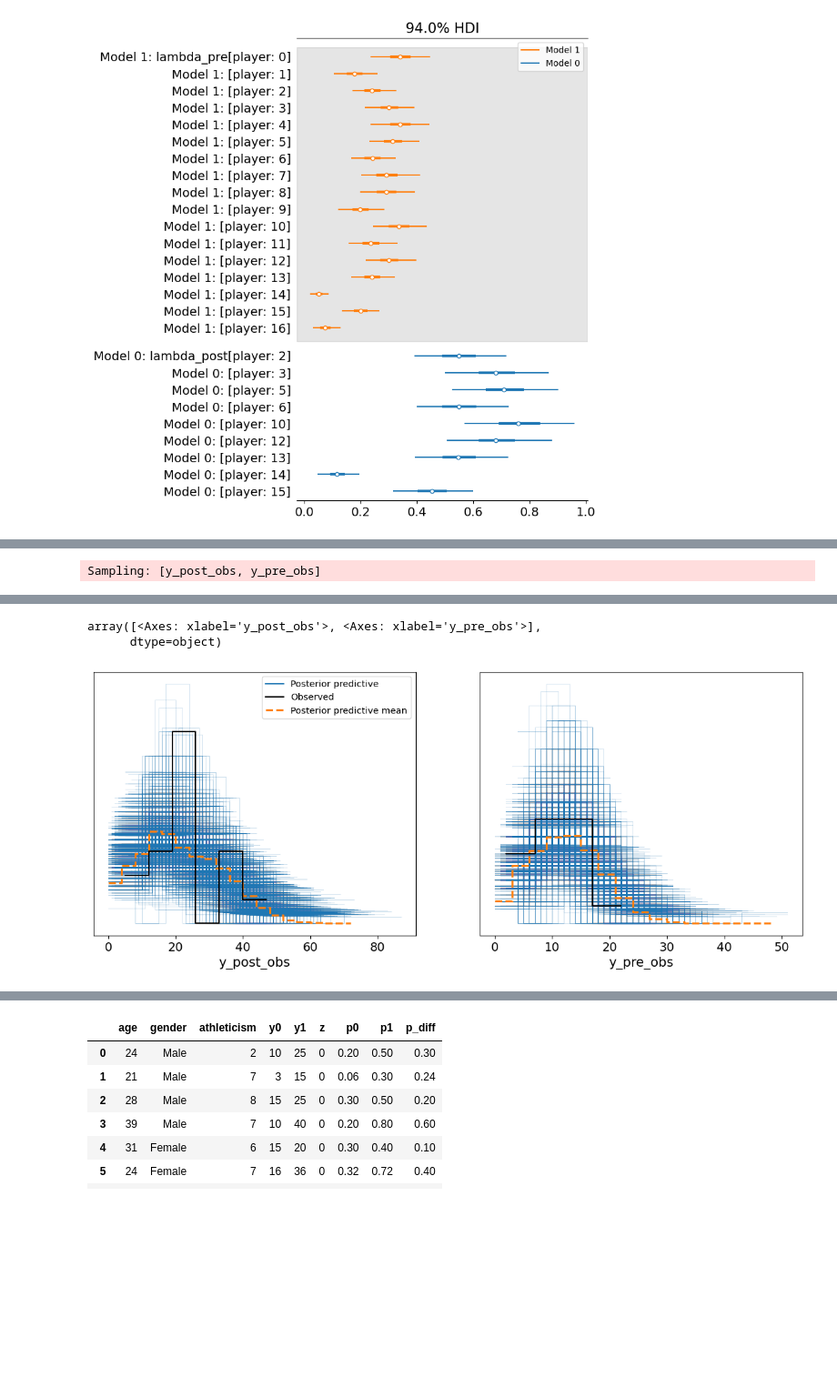
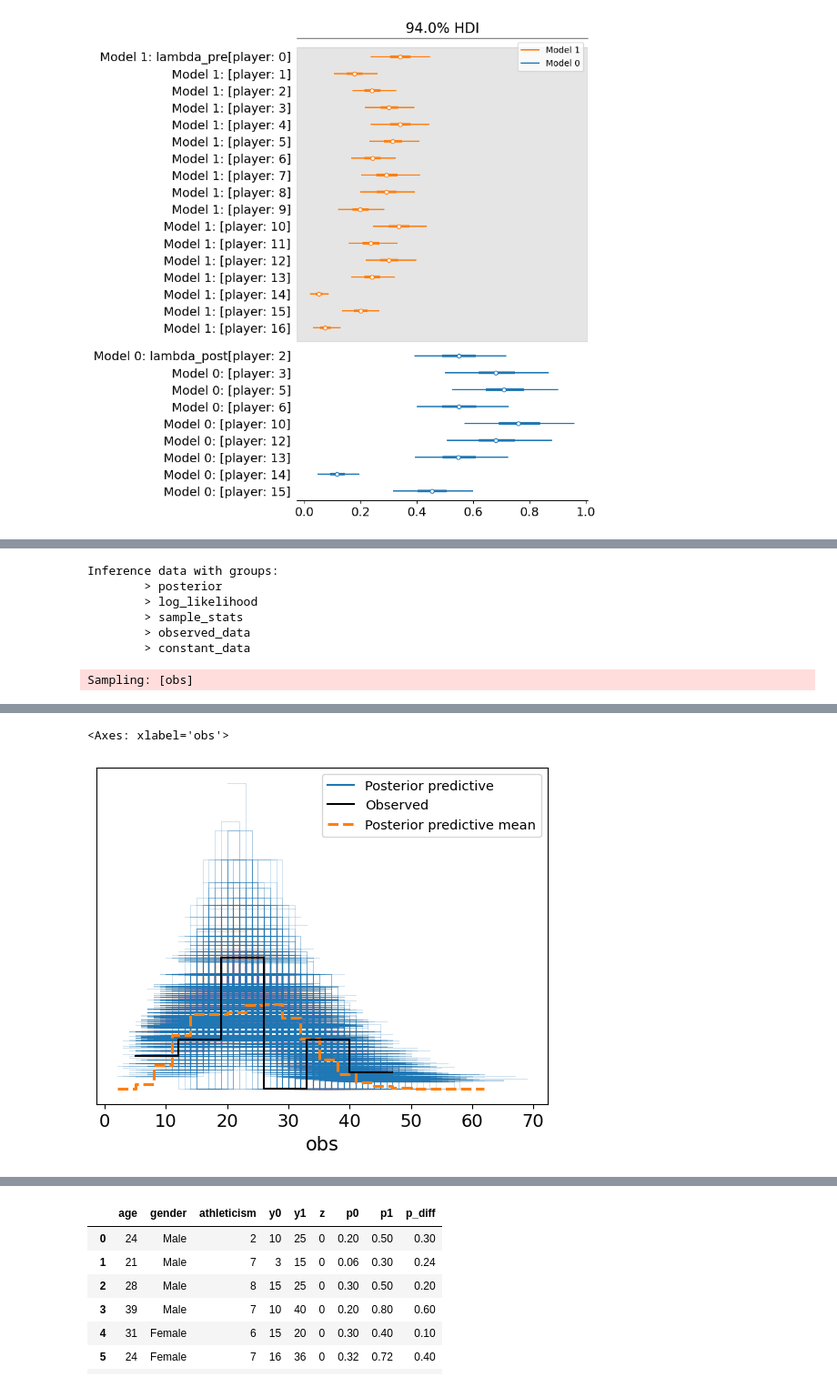
Before and after one commit to tarmojuristo/bayes2025, a Jupyter notebook: basketball.ipynb, the cells around one changed output, grey strips where cells are left out. Shown at 91% size. Saved outputs shown, nothing was run; the diff lists cells and outputs as text; code cells hidden in the pictures; blank space fills up the shorter version.

```diff
--- a/basketball.ipynb
+++ b/basketball.ipynb
@@ -1027,6 +1038,7 @@ pm.model_to_graphviz(model)
 #np.random.seed(72)
 
 x = data.athleticism
+n_shots = 50
 
 p_treat = invlogit(x - 5.5) # self-select bias
 #p_treat = invlogit(-(x - 5.5)) #assigned selection
@@ -1350,8 +1350,8 @@ with pm.Model() as model:
     #theta = pm.TruncatedNormal("theta", mu=0, sigma=10, lower=-lambda_pre)
 
     # Post-treatment lambda
-    #lambda_post = pm.Deterministic("lambda_post", lambda_pre * theta)
-    lambda_post = pm.Deterministic("lambda_post", lambda_pre * (1 + treatment_assignment * (theta - 1)))
+    lambda_post = pm.Deterministic("lambda_post", lambda_pre * theta)
+    #lambda_post = pm.Deterministic("lambda_post", lambda_pre * (1 + treatment_assignment * (theta - 1)))
     #lambda_post = pm.Deterministic("lambda_post", lambda_pre + (treatment_assignment * theta))
 
 
@@ -1359,7 +1359,7 @@ with pm.Model() as model:
     y_pre_obs = pm.Poisson("y_pre_obs", mu=lambda_pre * shots_attempted, observed=y_pre)
     y_post_obs = pm.Poisson("y_post_obs", mu=lambda_post * shots_attempted, observed=y_post)
 
-    trace = pm.sample()
+    trace3 = pm.sample(idata_kwargs={"log_likelihood": True})
 
 # Summary
 pm.plot_posterior(trace, var_names='theta')
@@ -1494,7 +1515,7 @@ with pm.Model(coords=coords) as model:
     # Add treatment assignment as a constant to the trace
     pm.Data("treatment_assignment", treatment_assignment, dims="player")
 
-    trace = pm.sample()
+    trace = pm.sample(idata_kwargs={"log_likelihood": True})
 
 # Now you can use coordinates for analysis
 pm.plot_posterior(trace, var_names='theta')
@@ -1610,0 +1607,10 @@ pm.summary(trace)
+# %%
+
+treatment_assignment = np.random.binomial(1, p_treat) #biased treatment
+
+m = basketball_poisson_gender_model(data.y1.values, np.repeat(50, len(data)), treatment=treatment_assignment, gender=gender)
+
+with m:
+    trace4 = pm.sample(idata_kwargs={"log_likelihood": True})
+
+pm.summary(trace)
@@ -1611,12 +1641,20 @@ pm.summary(trace)
+# %%
+trace4
+# %% [output]
+Inference data with groups:
+        > posterior
+        > log_likelihood
+        > sample_stats
+        > observed_data
+        > constant_data
 # %%
-with model:
+with m:
     pp = pm.sample_posterior_predictive(trace)
 
 pm.plot_ppc(pp)
 # %% [output]
-Sampling: [y_post_obs, y_pre_obs]
+Sampling: [obs]
 [interactive output not drawn]
 [interactive output not drawn]
-array([<Axes: xlabel='y_post_obs'>, <Axes: xlabel='y_pre_obs'>],
-      dtype=object)
+<Axes: xlabel='obs'>
-[figure, old version]
+[figure, new version]
```
Also changed, not shown: parts of 19 cells of this notebook, 5 other files.
